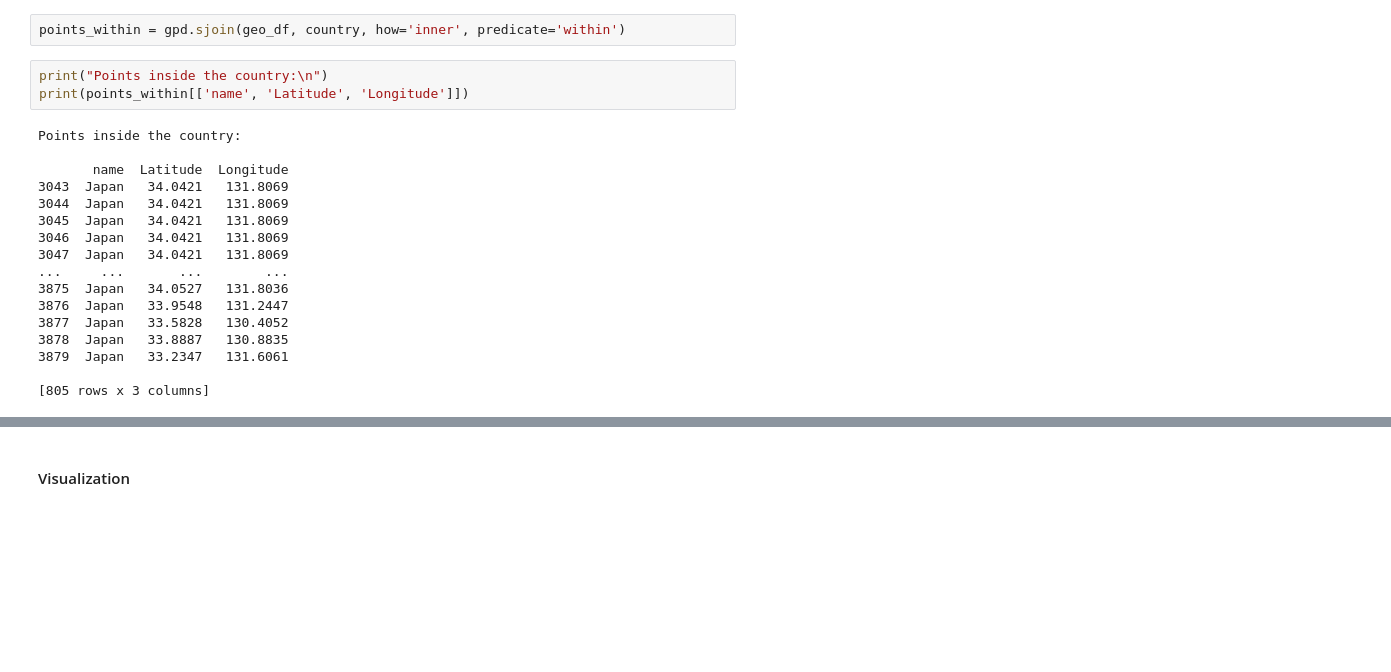
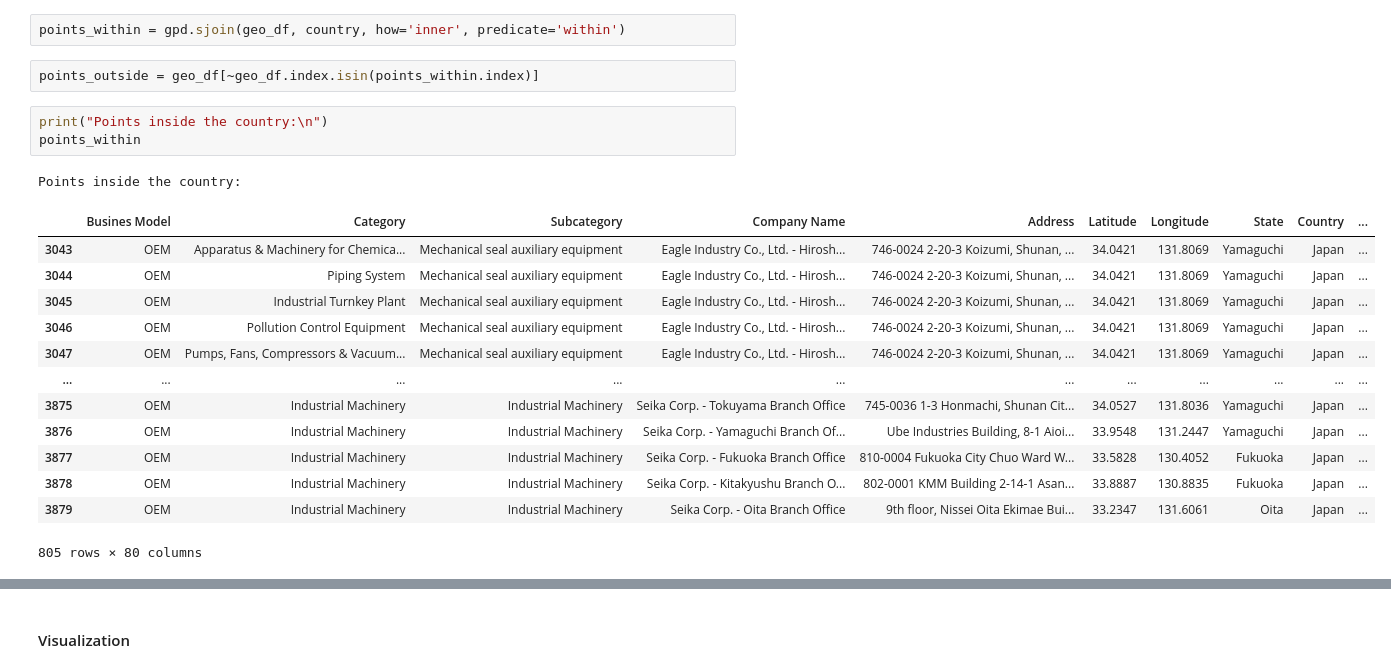
Before and after one commit to mitano-17/Nidec-Drives-Data-Cleaning, a Jupyter notebook: Dataset_C_3042-3879_Cleaner.ipynb, the cells around one changed output, grey strips where cells are left out. Cells and saved outputs as stored; diff of their text form; blank space fills up the shorter version.

```diff
--- a/Dataset_C_3042-3879_Cleaner.ipynb
+++ b/Dataset_C_3042-3879_Cleaner.ipynb
@@ -452,23 +454,23 @@ geo_df = gpd.GeoDataFrame(C_df_copy, geometry = gpd.points_from_xy(
 <h4>Check Coordinates</h4>
 # %%
 points_within = gpd.sjoin(geo_df, country, how='inner', predicate='within')
+# %%
+points_outside = geo_df[~geo_df.index.isin(points_within.index)]
 # %%
 print("Points inside the country:\n")
-print(points_within[['name', 'Latitude', 'Longitude']])
+points_within
 # %% [output]
 Points inside the country:
-
-       name  Latitude  Longitude
-3043  Japan   34.0421   131.8069
-3044  Japan   34.0421   131.8069
-3045  Japan   34.0421   131.8069
-3046  Japan   34.0421   131.8069
-3047  Japan   34.0421   131.8069
-...     ...       ...        ...
-3875  Japan   34.0527   131.8036
-3876  Japan   33.9548   131.2447
-3877  Japan   33.5828   130.4052
-3878  Japan   33.8887   130.8835
-3879  Japan   33.2347   131.6061
-
-[805 rows x 3 columns]
+|  | Busines Model | Category | Subcategory | Company Name | Address | Latitude | Longitude | State | Country | ... |
+| 3043 | OEM | Apparatus & Machinery for Chemica... | Mechanical seal auxiliary equipment | Eagle Industry Co., Ltd. - Hirosh... | 746-0024 2-20-3 Koizumi, Shunan, ... | 34.0421 | 131.8069 | Yamaguchi | Japan | ... |
+| 3044 | OEM | Piping System | Mechanical seal auxiliary equipment | Eagle Industry Co., Ltd. - Hirosh... | 746-0024 2-20-3 Koizumi, Shunan, ... | 34.0421 | 131.8069 | Yamaguchi | Japan | ... |
+| 3045 | OEM | Industrial Turnkey Plant | Mechanical seal auxiliary equipment | Eagle Industry Co., Ltd. - Hirosh... | 746-0024 2-20-3 Koizumi, Shunan, ... | 34.0421 | 131.8069 | Yamaguchi | Japan | ... |
+| 3046 | OEM | Pollution Control Equipment | Mechanical seal auxiliary equipment | Eagle Industry Co., Ltd. - Hirosh... | 746-0024 2-20-3 Koizumi, Shunan, ... | 34.0421 | 131.8069 | Yamaguchi | Japan | ... |
+| 3047 | OEM | Pumps, Fans, Compressors & Vacuum... | Mechanical seal auxiliary equipment | Eagle Industry Co., Ltd. - Hirosh... | 746-0024 2-20-3 Koizumi, Shunan, ... | 34.0421 | 131.8069 | Yamaguchi | Japan | ... |
+| ... | ... | ... | ... | ... | ... | ... | ... | ... | ... | ... |
+| 3875 | OEM | Industrial Machinery | Industrial Machinery | Seika Corp. - Tokuyama Branch Office | 745-0036 1-3 Honmachi, Shunan Cit... | 34.0527 | 131.8036 | Yamaguchi | Japan | ... |
+| 3876 | OEM | Industrial Machinery | Industrial Machinery | Seika Corp. - Yamaguchi Branch Of... | Ube Industries Building, 8-1 Aioi... | 33.9548 | 131.2447 | Yamaguchi | Japan | ... |
+| 3877 | OEM | Industrial Machinery | Industrial Machinery | Seika Corp. - Fukuoka Branch Office | 810-0004 Fukuoka City Chuo Ward W... | 33.5828 | 130.4052 | Fukuoka | Japan | ... |
+| 3878 | OEM | Industrial Machinery | Industrial Machinery | Seika Corp. - Kitakyushu Branch O... | 802-0001 KMM Building 2-14-1 Asan... | 33.8887 | 130.8835 | Fukuoka | Japan | ... |
+| 3879 | OEM | Industrial Machinery | Industrial Machinery | Seika Corp. - Oita Branch Office | 9th floor, Nissei Oita Ekimae Bui... | 33.2347 | 131.6061 | Oita | Japan | ... |
+805 rows × 80 columns
```
Also changed, not shown: parts of 15 cells of this notebook.
